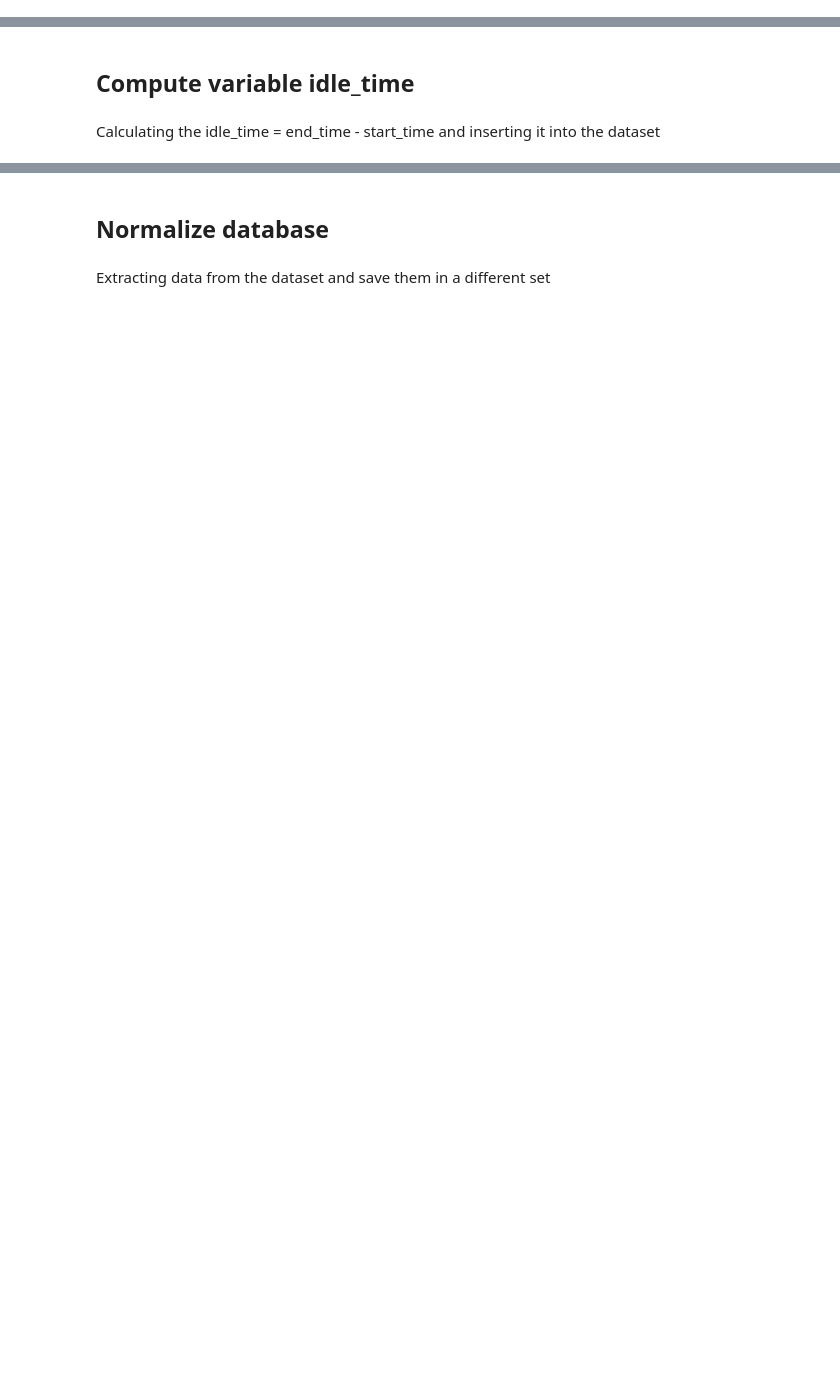
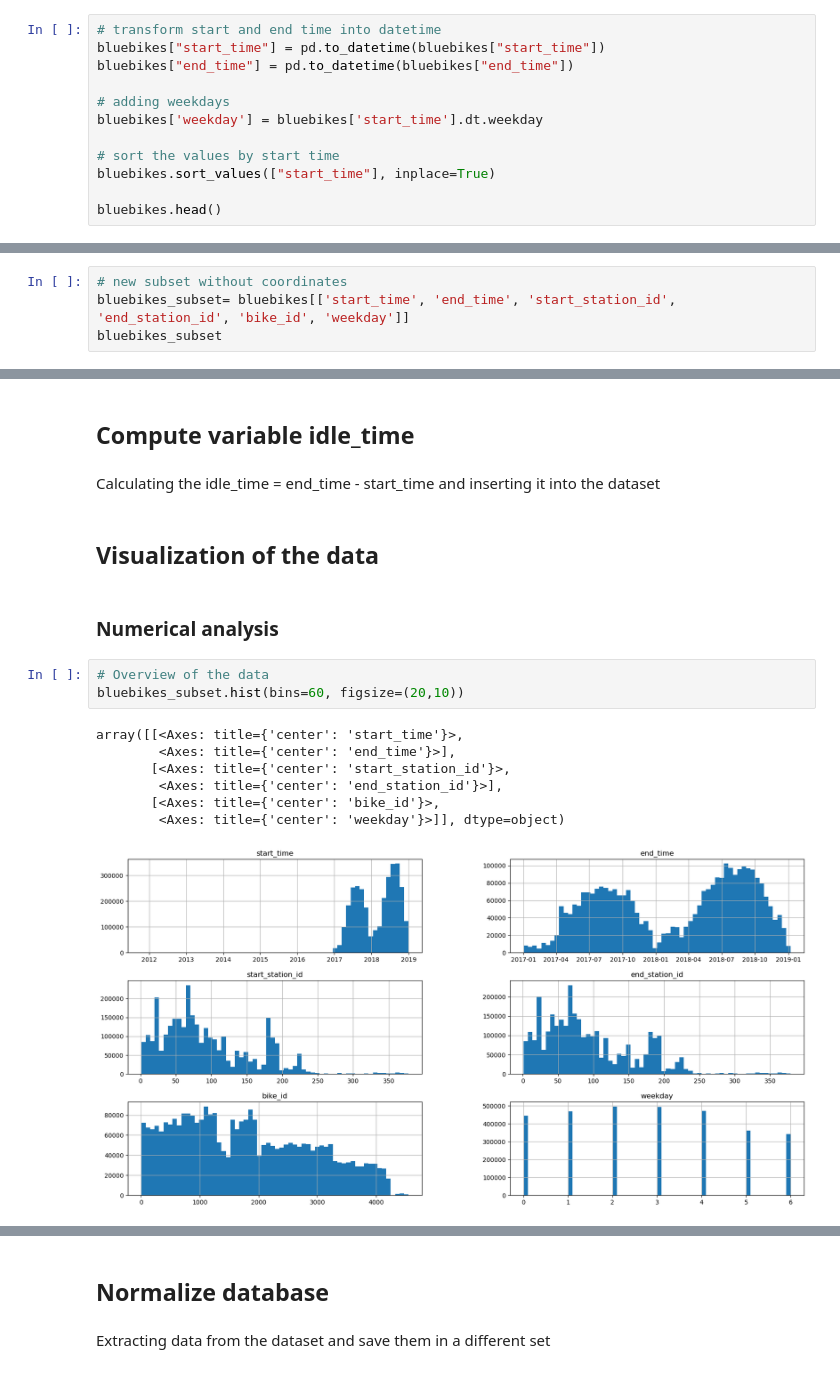
Before and after one commit to Oxford012/DDT, a Jupyter notebook: Angela/angela.ipynb, the cells around one changed output, grey strips where cells are left out. Drawn from its saved outputs; the diff is of its cells as text; blank space fills up the shorter version.

Commit message:
visualization added

```diff
--- a/Angela/angela.ipynb
+++ b/Angela/angela.ipynb
@@ -66,0 +43,12 @@ dtype: int64
+# %%
+# transform start and end time into datetime
+bluebikes["start_time"] = pd.to_datetime(bluebikes["start_time"])
+bluebikes["end_time"] = pd.to_datetime(bluebikes["end_time"])
+
+# adding weekdays
+bluebikes['weekday'] = bluebikes['start_time'].dt.weekday
+
+# sort the values by start time
+bluebikes.sort_values(["start_time"], inplace=True)
+
+bluebikes.head()
@@ -66,0 +63,4 @@ dtype: int64
+# %%
+# new subset without coordinates
+bluebikes_subset= bluebikes[['start_time', 'end_time', 'start_station_id', 'end_station_id', 'bike_id', 'weekday']]
+bluebikes_subset
@@ -99,3 +242,18 @@ There are no numerical data missing
 ## Compute variable idle_time
 # %% [markdown]
 Calculating the idle_time = end_time - start_time and inserting it into the dataset
+# %% [markdown]
+## Visualization of the data
+# %% [markdown]
+### Numerical analysis
+# %%
+# Overview of the data
+bluebikes_subset.hist(bins=60, figsize=(20,10))
+# %% [output]
+array([[<Axes: title={'center': 'start_time'}>,
+        <Axes: title={'center': 'end_time'}>],
+       [<Axes: title={'center': 'start_station_id'}>,
+        <Axes: title={'center': 'end_station_id'}>],
+       [<Axes: title={'center': 'bike_id'}>,
+        <Axes: title={'center': 'weekday'}>]], dtype=object)
+[figure, added]
```
Also changed, not shown: parts of 57 cells of this notebook.
